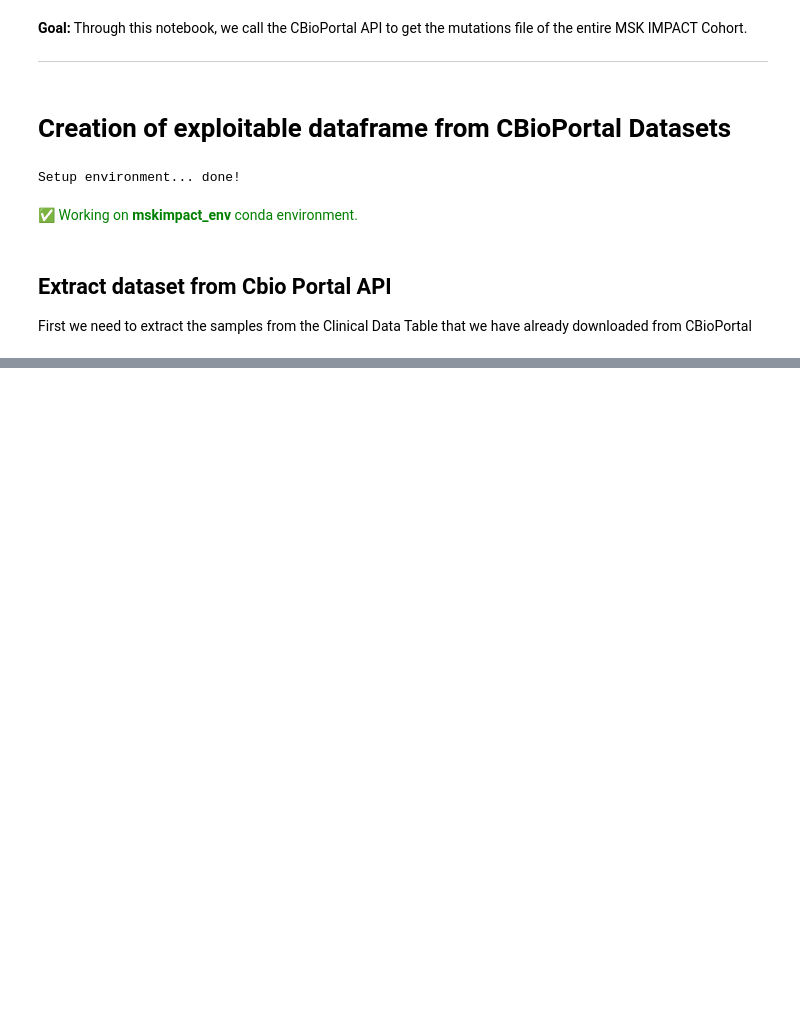
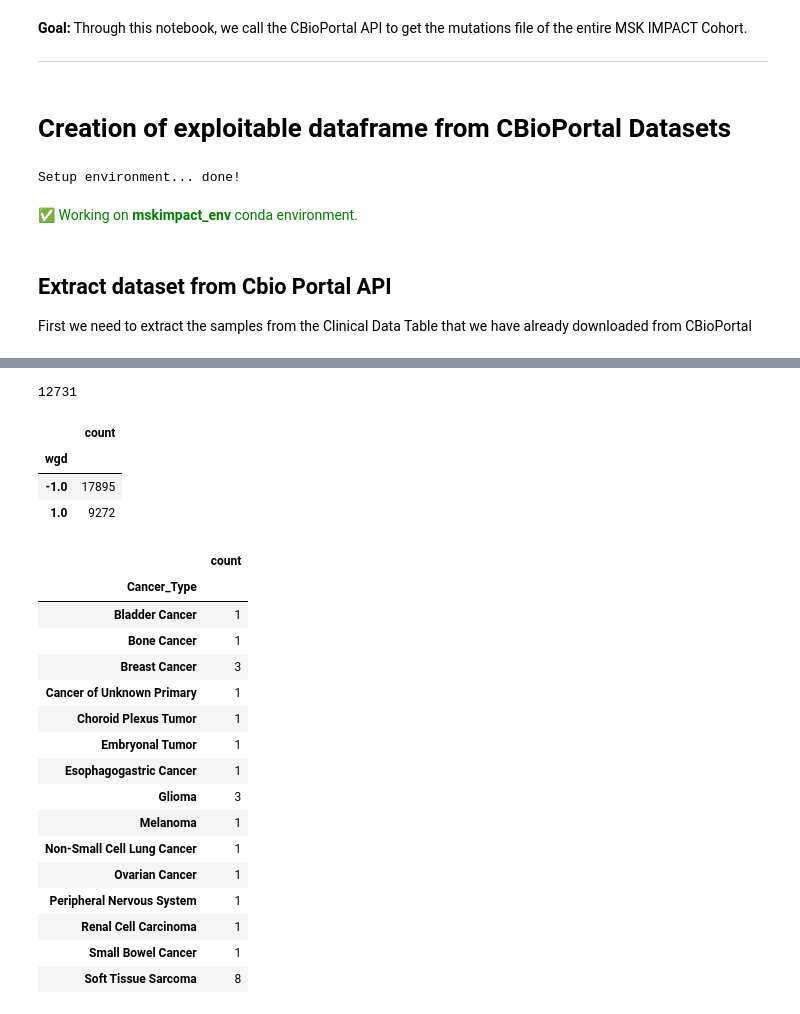
Before and after one commit to emilecohen/mskimpact_tp53_exploration, a Jupyter notebook: analysis/API_calls/cbioportal_mutations.ipynb, the cells around one changed output, grey strips where cells are left out. Drawn from its saved outputs; the diff is of its cells as text; code cells hidden in the pictures; blank space fills up the shorter version.

```diff
--- a/analysis/API_calls/cbioportal_mutations.ipynb
+++ b/analysis/API_calls/cbioportal_mutations.ipynb
@@ -84,2 +105,5 @@ mut_table
 # %%
 mut_table.to_pickle(data_path + 'cbioportal/raw/mutations_cohort.pkl')
+# %%
+mut_table = pd.read_pickle(data_path + 'cbioportal/raw/mutations_cohort.pkl')
+master = pd.read_pickle(data_path + 'merged_data/master_file.pkl')
@@ -85,0 +146,58 @@ mut_table.to_pickle(data_path + 'cbioportal/raw/mutations_cohort.pkl')
+# %%
+len(samples)
+# %% [output]
+12731
+# %%
+get_groupby(master, 'wgd', 'count')
+# %% [output]
+|  | count |
+| wgd |  |
+| -1.0 | 17895 |
+| 1.0 | 9272 |
+# %%
+germ_samples = ['P-0001586-T02-IM5',
+ 'P-0009076-T01-IM5',
+ 'P-0009076-T04-IM6',
+ 'P-0009076-T05-IM6',
+ 'P-0009076-T06-IM6',
+ 'P-0011220-T01-IM5',
+ 'P-0012425-T01-IM5',
+ 'P-0014507-T01-IM6',
+ 'P-0014726-T01-IM6',
+ 'P-0016090-T01-IM6',
+ 'P-0017801-T01-IM6',
+ 'P-0017801-T02-IM6',
+ 'P-0019349-T01-IM6',
+ 'P-0021028-T01-IM6',
+ 'P-0031705-T01-IM6',
+ 'P-0032271-T01-IM6',
+ 'P-0034664-T01-IM6',
+ 'P-0034797-T02-IM6',
+ 'P-0035720-T01-IM6',
+ 'P-0037899-T01-IM6',
+ 'P-0040092-T01-IM6',
+ 'P-0040825-T01-IM6',
+ 'P-0041242-T01-IM6',
+ 'P-0043786-T01-IM6',
+ 'P-0043787-T01-IM6',
+ 'P-0046911-T01-IM6']
+
+get_groupby(master[master['Tumor_Id'].isin(germ_samples)], 'Cancer_Type', 'count')
+# %% [output]
+|  | count |
+| Cancer_Type |  |
+| Bladder Cancer | 1 |
+| Bone Cancer | 1 |
+| Breast Cancer | 3 |
+| Cancer of Unknown Primary | 1 |
+| Choroid Plexus Tumor | 1 |
+| Embryonal Tumor | 1 |
+| Esophagogastric Cancer | 1 |
+| Glioma | 3 |
+| Melanoma | 1 |
+| Non-Small Cell Lung Cancer | 1 |
+| Ovarian Cancer | 1 |
+| Peripheral Nervous System | 1 |
+| Renal Cell Carcinoma | 1 |
+| Small Bowel Cancer | 1 |
+| Soft Tissue Sarcoma | 8 |
```
Also changed, not shown: parts of 6 cells of this notebook, 6 other files.
